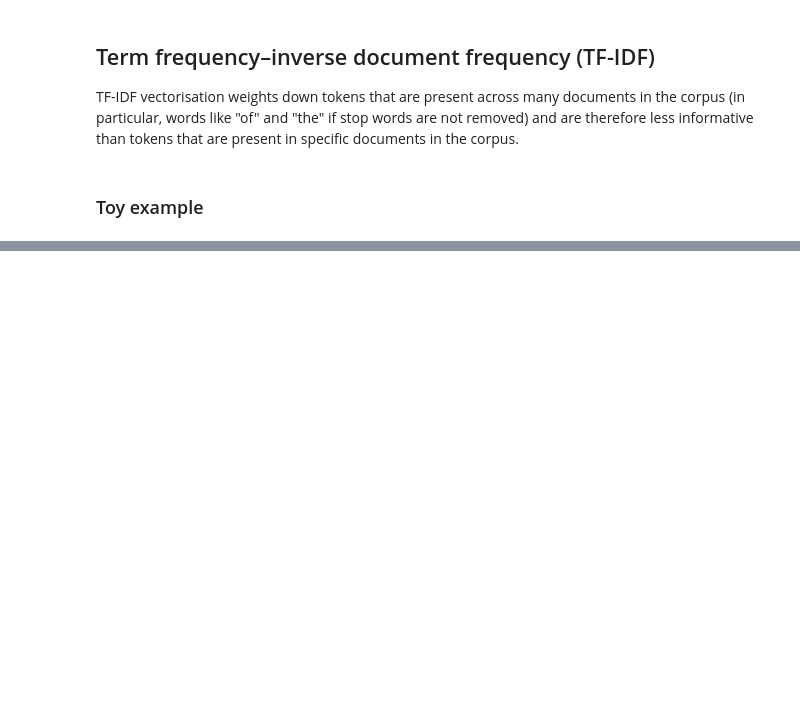
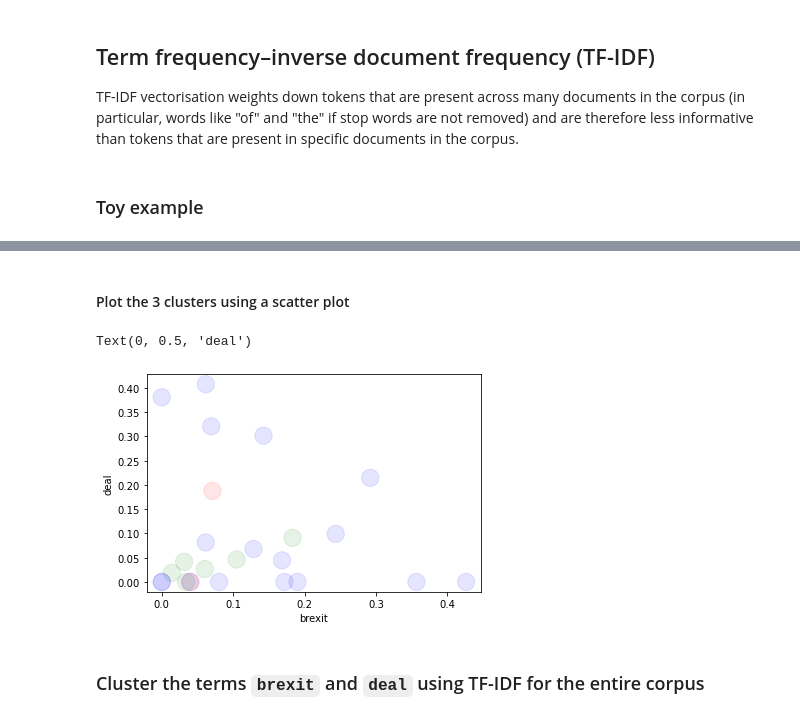
Before and after one commit to valdanchev/SC207, a Jupyter notebook: TextVectorisation_session13_workbook.ipynb, the cells around one changed output, grey strips where cells are left out. Drawn from its saved outputs; the diff is of its cells as text; code cells hidden in the pictures; blank space fills up the shorter version.

```diff
--- a/TextVectorisation_session13_workbook.ipynb
+++ b/TextVectorisation_session13_workbook.ipynb
@@ -360,0 +485,4 @@ print("Mean TF-IDF in corpus:", np.mean(vectorizer.idf_))
+# %%
+# Assign a document to a category
+tf_idf_df['category'] = km.labels_
+tf_idf_df
@@ -360,0 +508,22 @@ print("Mean TF-IDF in corpus:", np.mean(vectorizer.idf_))
+# %% [markdown]
+#### Plot the 3 clusters using a scatter plot
+# %%
+# Specify a color for each category
+colormap = {
+    0: 'red',
+    1: 'green',
+    2: 'blue'
+}
+
+# Create a color map
+colors = tf_idf_df.apply(lambda row: colormap[row.category], axis=1)
+
+# # Plot your scatter plot
+ax = tf_idf_df.plot(kind='scatter', x='brexit', y='deal', alpha=0.1, s=300, c=colors)
+ax.set_xlabel("brexit")
+ax.set_ylabel("deal")
+# %% [output]
+Text(0, 0.5, 'deal')
+[figure, added]
+# %% [markdown]
+### Cluster the terms `brexit` and `deal` using TF-IDF for the entire corpus
```
Also changed, not shown: parts of 75 cells of this notebook.
